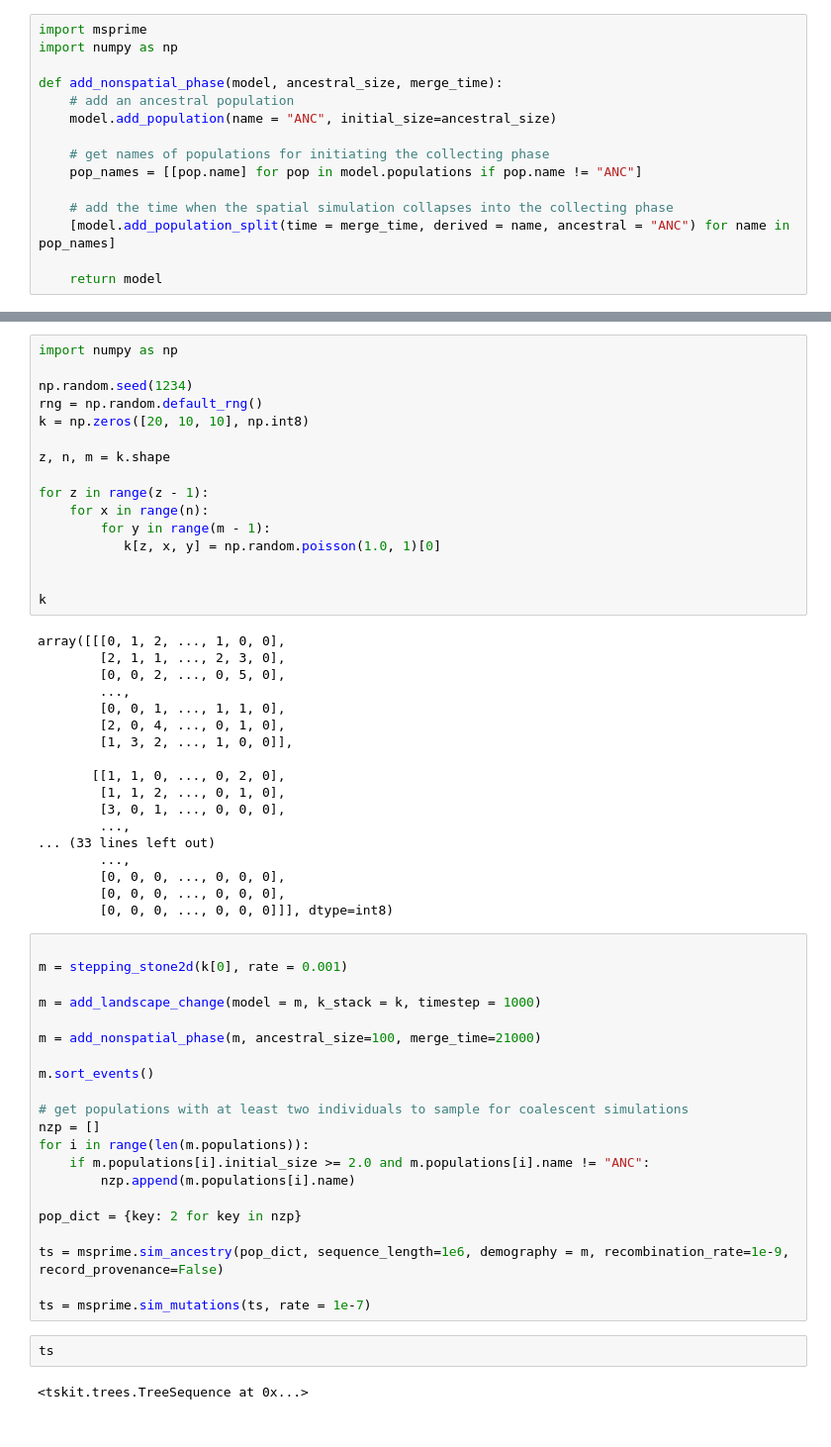
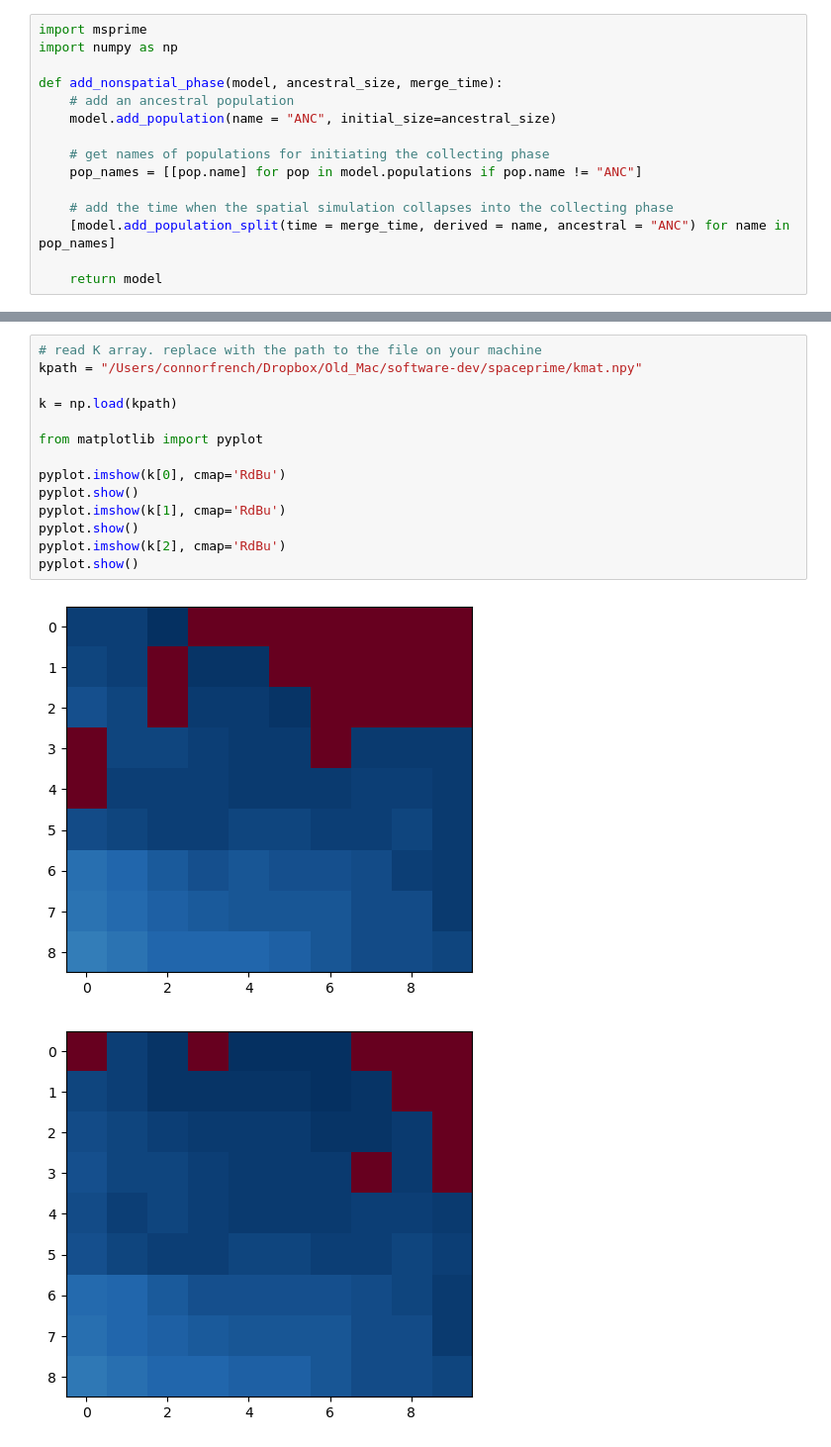
Before and after one commit to connor-french/spaceprime, a Jupyter notebook: github-issue.ipynb, the cells around one changed output, grey strips where cells are left out. Shown at 99% size. Cells and saved outputs as stored; diff of their text form.

Commit message:
debugging msprime parent node time problem

```diff
--- a/github-issue.ipynb
+++ b/github-issue.ipynb
@@ -282,59 +200,17 @@ Nothing seems to throw it off.
-# %%
-import numpy as np
-
-np.random.seed(1234)
-rng = np.random.default_rng()
-k = np.zeros([20, 10, 10], np.int8)
-
-z, n, m = k.shape
-
-for z in range(z - 1):
-    for x in range(n):
-        for y in range(m - 1):
-           k[z, x, y] = np.random.poisson(1.0, 1)[0]
-
-
-k
-# %% [output]
-array([[[0, 1, 2, ..., 1, 0, 0],
-        [2, 1, 1, ..., 2, 3, 0],
-        [0, 0, 2, ..., 0, 5, 0],
-        ...,
-        [0, 0, 1, ..., 1, 1, 0],
-        [2, 0, 4, ..., 0, 1, 0],
-        [1, 3, 2, ..., 1, 0, 0]],
-
-       [[1, 1, 0, ..., 0, 2, 0],
-        [1, 1, 2, ..., 0, 1, 0],
-        [3, 0, 1, ..., 0, 0, 0],
-        ...,
-... (33 lines left out)
-        ...,
-        [0, 0, 0, ..., 0, 0, 0],
-        [0, 0, 0, ..., 0, 0, 0],
-        [0, 0, 0, ..., 0, 0, 0]]], dtype=int8)
-# %%
-
-m = stepping_stone2d(k[0], rate = 0.001)
-
-m = add_landscape_change(model = m, k_stack = k, timestep = 1000)
-
-m = add_nonspatial_phase(m, ancestral_size=100, merge_time=21000)
-
-m.sort_events()
-
-# get populations with at least two individuals to sample for coalescent simulations
-nzp = []
-for i in range(len(m.populations)):
-    if m.populations[i].initial_size >= 2.0 and m.populations[i].name != "ANC":
-        nzp.append(m.populations[i].name)
-
-pop_dict = {key: 2 for key in nzp}
-
-ts = msprime.sim_ancestry(pop_dict, sequence_length=1e6, demography = m, recombination_rate=1e-9, record_provenance=False)
-
-ts = msprime.sim_mutations(ts, rate = 1e-7)
-# %%
-ts
-# %% [output]
-<tskit.trees.TreeSequence at 0x...>
+# %%
+# read K array. replace with the path to the file on your machine
+kpath = "/Users/connorfrench/Dropbox/Old_Mac/software-dev/spaceprime/kmat.npy"
+
+k = np.load(kpath)
+
+from matplotlib import pyplot
+
+pyplot.imshow(k[0], cmap='RdBu')
+pyplot.show()
+pyplot.imshow(k[1], cmap='RdBu')
+pyplot.show()
+pyplot.imshow(k[2], cmap='RdBu')
+pyplot.show()
+# %% [output]
+[figure, added]
+[figure, added]
```
Also changed, not shown: parts of 41 cells of this notebook, 13 other files.
